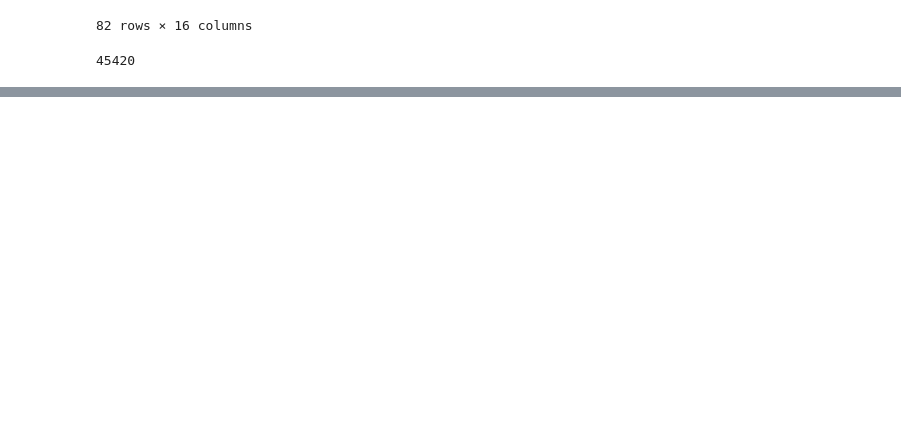
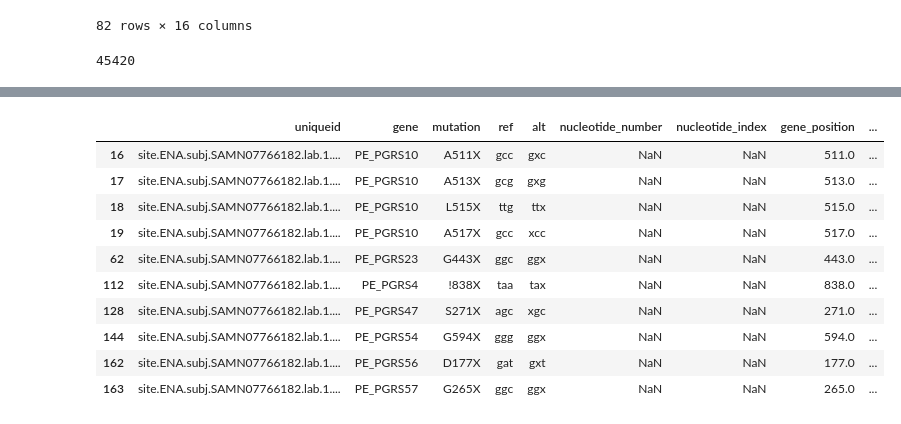
Before and after one commit to fowler-lab/pathogena-analysis-tools, a Jupyter notebook: tables/sandbox.ipynb, the cells around one changed output, grey strips where cells are left out. Cells and saved outputs as stored; diff of their text form; code cells hidden in the pictures; blank space fills up the shorter version.

```diff
--- a/tables/sandbox.ipynb
+++ b/tables/sandbox.ipynb
@@ -65,0 +202,14 @@ master.index.nunique()
+# %%
+mutations[mutations.mutation.str.contains('X')][:10]
+# %% [output]
+|  | uniqueid | gene | mutation | ref | alt | nucleotide_number | nucleotide_index | gene_position | ... |
+| 16 | site.ENA.subj.SAMN07766182.lab.1.... | PE_PGRS10 | A511X | gcc | gxc | NaN | NaN | 511.0 | ... |
+| 17 | site.ENA.subj.SAMN07766182.lab.1.... | PE_PGRS10 | A513X | gcg | gxg | NaN | NaN | 513.0 | ... |
+| 18 | site.ENA.subj.SAMN07766182.lab.1.... | PE_PGRS10 | L515X | ttg | ttx | NaN | NaN | 515.0 | ... |
+| 19 | site.ENA.subj.SAMN07766182.lab.1.... | PE_PGRS10 | A517X | gcc | xcc | NaN | NaN | 517.0 | ... |
+| 62 | site.ENA.subj.SAMN07766182.lab.1.... | PE_PGRS23 | G443X | ggc | ggx | NaN | NaN | 443.0 | ... |
+| 112 | site.ENA.subj.SAMN07766182.lab.1.... | PE_PGRS4 | !838X | taa | tax | NaN | NaN | 838.0 | ... |
+| 128 | site.ENA.subj.SAMN07766182.lab.1.... | PE_PGRS47 | S271X | agc | xgc | NaN | NaN | 271.0 | ... |
+| 144 | site.ENA.subj.SAMN07766182.lab.1.... | PE_PGRS54 | G594X | ggg | ggx | NaN | NaN | 594.0 | ... |
+| 162 | site.ENA.subj.SAMN07766182.lab.1.... | PE_PGRS56 | D177X | gat | gxt | NaN | NaN | 177.0 | ... |
+| 163 | site.ENA.subj.SAMN07766182.lab.1.... | PE_PGRS57 | G265X | ggc | ggx | NaN | NaN | 265.0 | ... |
```
Also changed, not shown: parts of 20 cells of this notebook, 1 other file.
